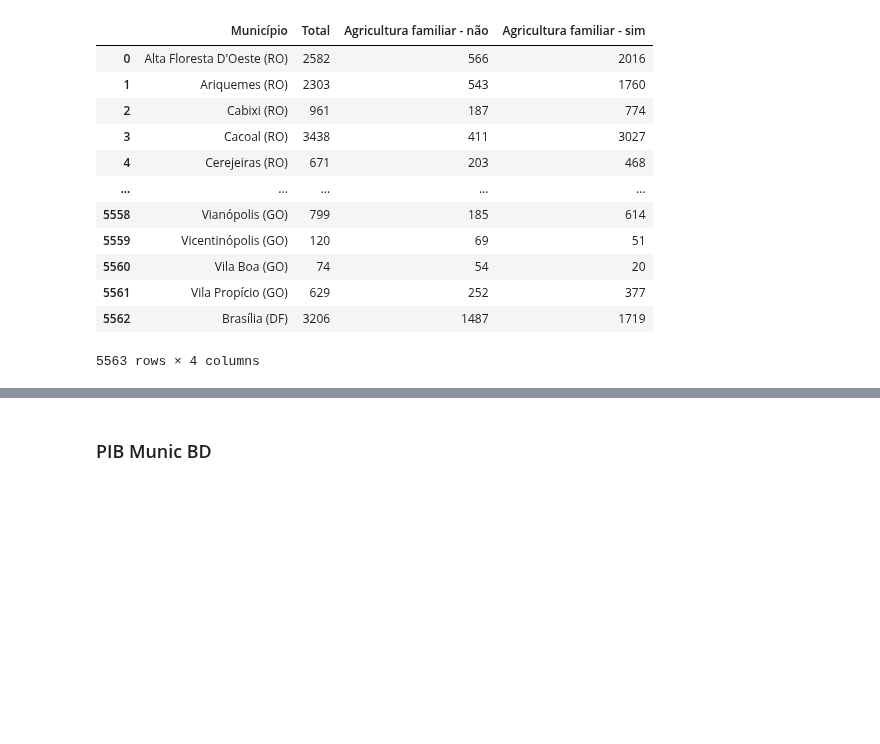
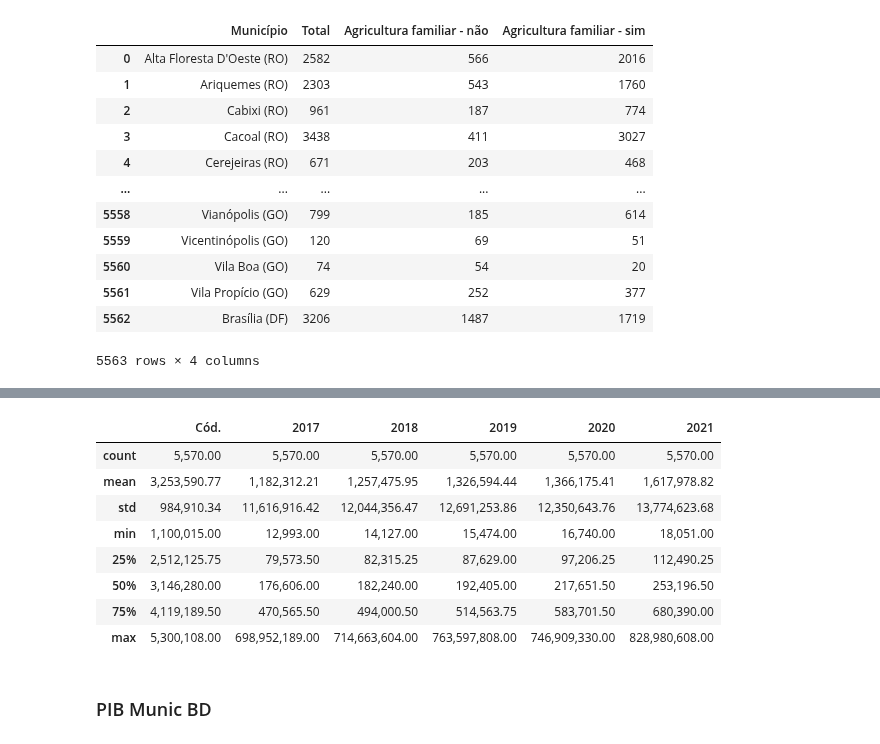
Before and after one commit to AHChaves/IC-InSAN, a Jupyter notebook: Integracao/integracao_2017.ipynb, the cells around one changed output, grey strips where cells are left out. Saved outputs shown, nothing was run; the diff lists cells and outputs as text; code cells hidden in the pictures; blank space fills up the shorter version.

```diff
--- a/Integracao/integracao_2017.ipynb
+++ b/Integracao/integracao_2017.ipynb
@@ -77,3 +159,15 @@ censo_agro
+# %%
+pib_Munic.describe()
+# %% [output]
+|  | Cód. | 2017 | 2018 | 2019 | 2020 | 2021 |
+| count | 5,570.00 | 5,570.00 | 5,570.00 | 5,570.00 | 5,570.00 | 5,570.00 |
+| mean | 3,253,590.77 | 1,182,312.21 | 1,257,475.95 | 1,326,594.44 | 1,366,175.41 | 1,617,978.82 |
+| std | 984,910.34 | 11,616,916.42 | 12,044,356.47 | 12,691,253.86 | 12,350,643.76 | 13,774,623.68 |
+| min | 1,100,015.00 | 12,993.00 | 14,127.00 | 15,474.00 | 16,740.00 | 18,051.00 |
+| 25% | 2,512,125.75 | 79,573.50 | 82,315.25 | 87,629.00 | 97,206.25 | 112,490.25 |
+| 50% | 3,146,280.00 | 176,606.00 | 182,240.00 | 192,405.00 | 217,651.50 | 253,196.50 |
+| 75% | 4,119,189.50 | 470,565.50 | 494,000.50 | 514,563.75 | 583,701.50 | 680,390.00 |
+| max | 5,300,108.00 | 698,952,189.00 | 714,663,604.00 | 763,597,808.00 | 746,909,330.00 | 828,980,608.00 |
 # %% [markdown]
 ### PIB Munic BD
 # %% [markdown]
```
Also changed, not shown: parts of 13 cells of this notebook, 8 other files.
